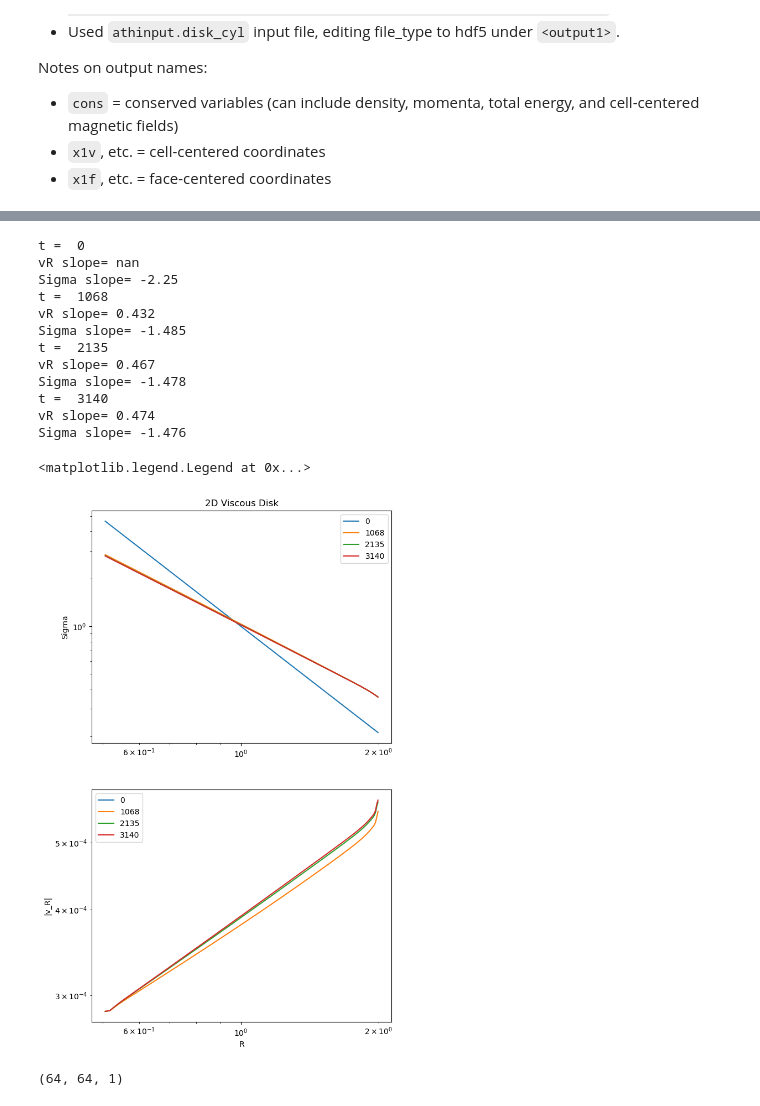
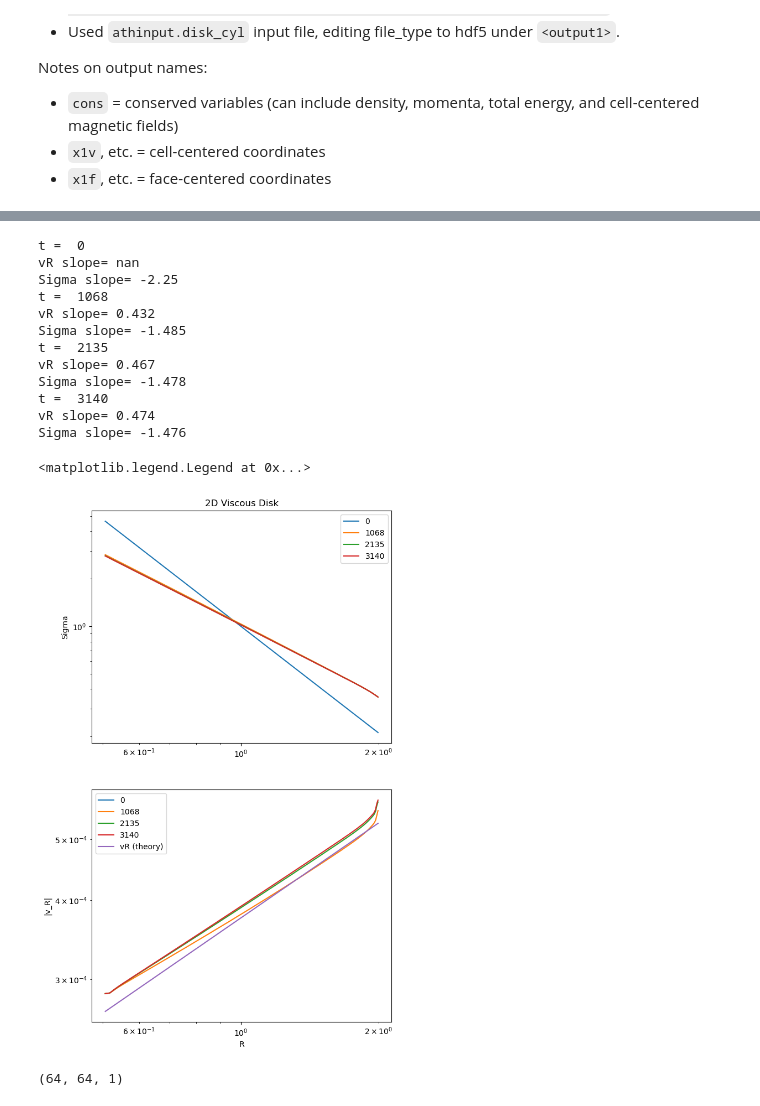
Before and after one commit to Jupiter1994/athena-warps, a Jupyter notebook: warped-disks/athena-results.ipynb, the cells around one changed output, grey strips where cells are left out. Drawn from its saved outputs; the diff is of its cells as text; code cells hidden in the pictures.

```diff
--- a/warped-disks/athena-results.ipynb
+++ b/warped-disks/athena-results.ipynb
@@ -206,7 +195,6 @@ for file in file_list:
     vR = np.sum(px1 / dens * dphi, axis=1) / (2*np.pi)
     #print(vR[:,0])
     # #vK = np.sum(px2 / dens * dphi, axis=1) / (2*np.pi)
-    vR_theory = -1.5 * 5e-4 * rad_app**(1/2)
     Mdot = (2*np.pi) * rad_app * vR * Sigma # phi-averaged Mdot
 
     print("t = ", str((int) (np.round(time,0))))
@@ -219,35 +207,38 @@ for file in file_list:
 
     ax1.loglog(rad_app, Sigma[:,0], label=(int) (np.round(time,0)))
     ax2.loglog(rad_app, np.abs(vR[:,0]), label=str((int) (np.round(time,0))))
-    #ax2.loglog(rad_app, np.abs(vR_theory), label=str((int) (np.round(time,0))) + " (vR theory)")
     # #ax.plot(rad_app, 1.5 * -5e-4 / vK[:,0], label=str((int) (np.round(time,0))) + " (vK formula)")
 
 
 #plt.loglog(rad_app, .55*rad_app**(-3/2), label="power law")
+
+vR_theory = -1.5 * 2.5e-4 * rad_app**(1/2) # -1.5*alpha*cs^2/vK
+ax2.loglog(rad_app, np.abs(vR_theory), label="vR (theory)")
+
 
 ax1.set_ylabel("Sigma")
 ax2.set_ylabel("|v_R|")
 ax2.set_xlabel("R")
 
 ax1.set_title(r"2D Viscous Disk")# ($v_R$ = 0 at boundaries)")
 
 ax1.legend()
 ax2.legend()
 # %% [output]
 t =  0
 vR slope= nan
 Sigma slope= -2.25
 t =  1068
 vR slope= 0.432
 Sigma slope= -1.485
 t =  2135
 vR slope= 0.467
 Sigma slope= -1.478
 t =  3140
 vR slope= 0.474
 Sigma slope= -1.476
 <matplotlib.legend.Legend at 0x...>
-[figure, old version]
+[figure, new version]
 # %%
 time = ath_data10['Time']
 rad_app10 = ath_data10['x1v']
```
Also changed, not shown: parts of 1 cell of this notebook, 2 other files.
